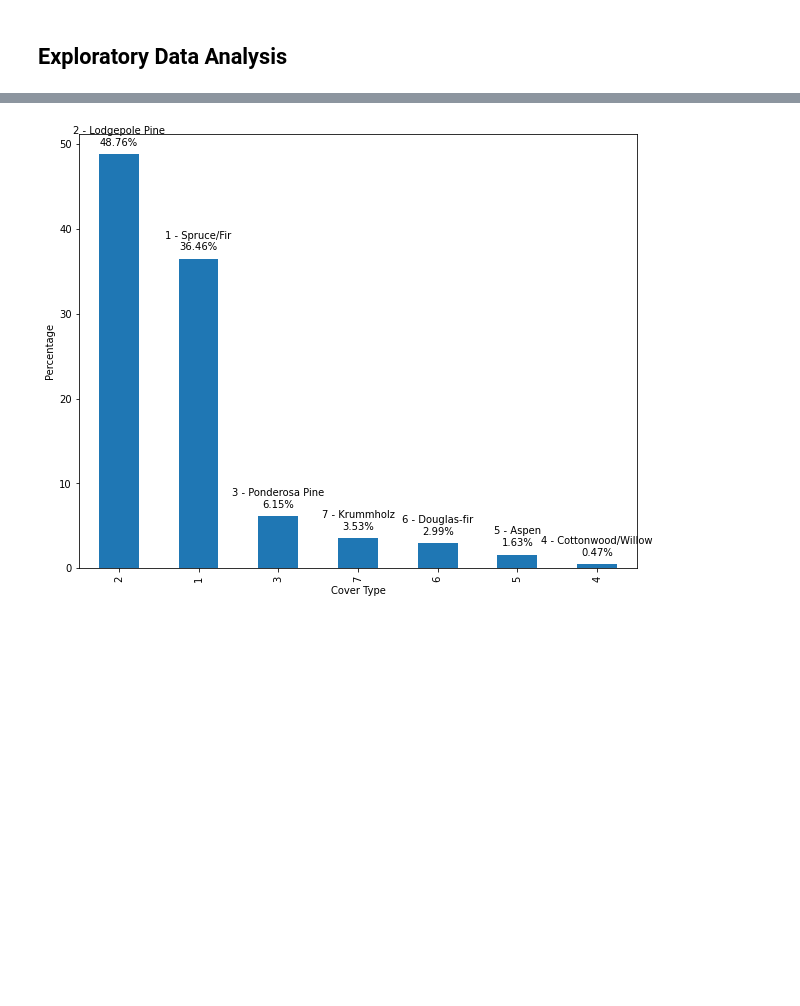
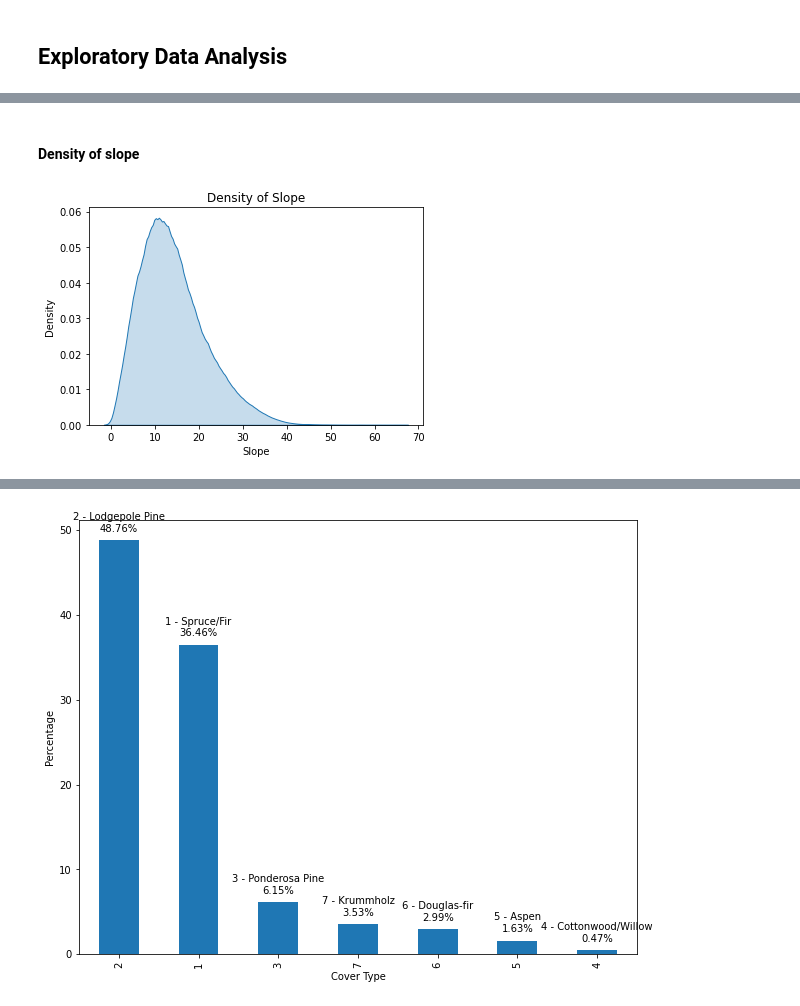
Before and after one commit to monica-navas-m/Machine-Learning, a Jupyter notebook: Notebook Python.ipynb, the cells around one changed output, grey strips where cells are left out. Drawn from its saved outputs; the diff is of its cells as text; code cells hidden in the pictures; blank space fills up the shorter version.

```diff
--- a/Notebook Python.ipynb
+++ b/Notebook Python.ipynb
@@ -320,0 +327,11 @@ corr_matrix
+# %% [markdown]
+#### Density of slope
+# %%
+# Create a density plot of the 'Slope' column
+sns.kdeplot(train['Slope'], shade=True)
+plt.xlabel('Slope')
+plt.ylabel('Density')
+plt.title('Density of Slope')
+plt.show()
+# %% [output]
+[figure, added]
```
Also changed, not shown: parts of 90 cells of this notebook.
